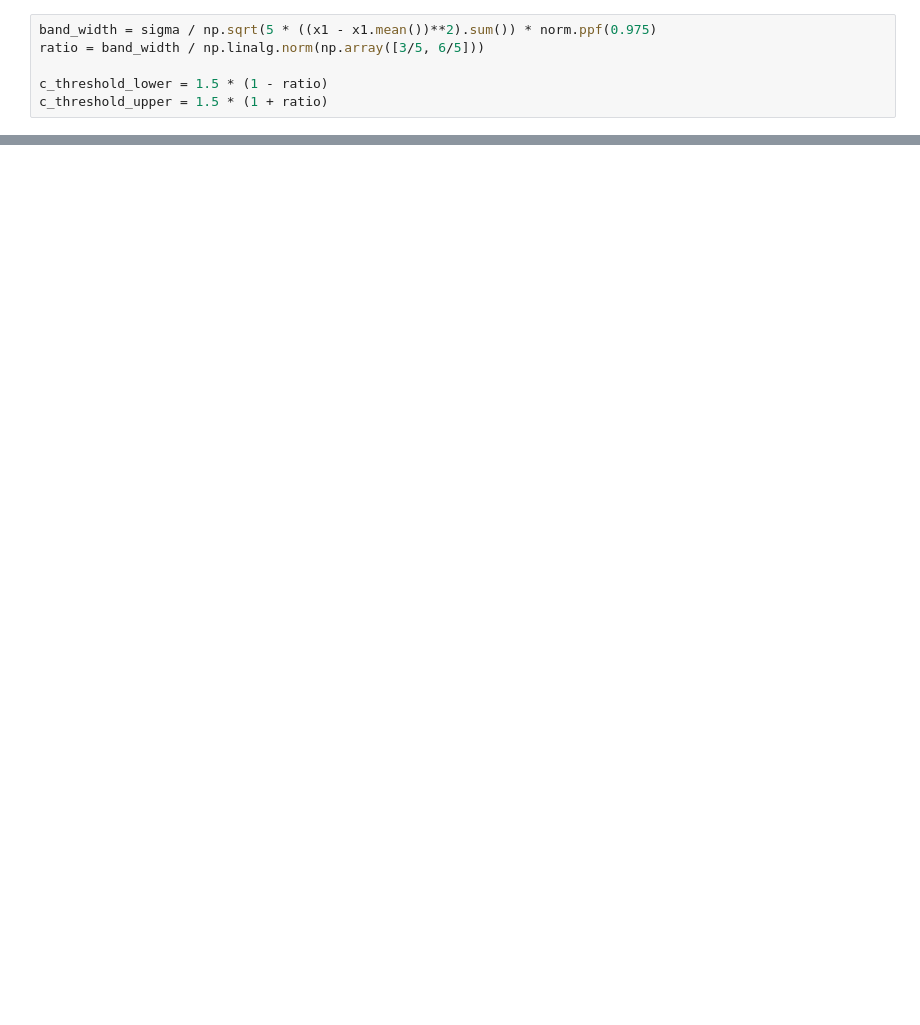
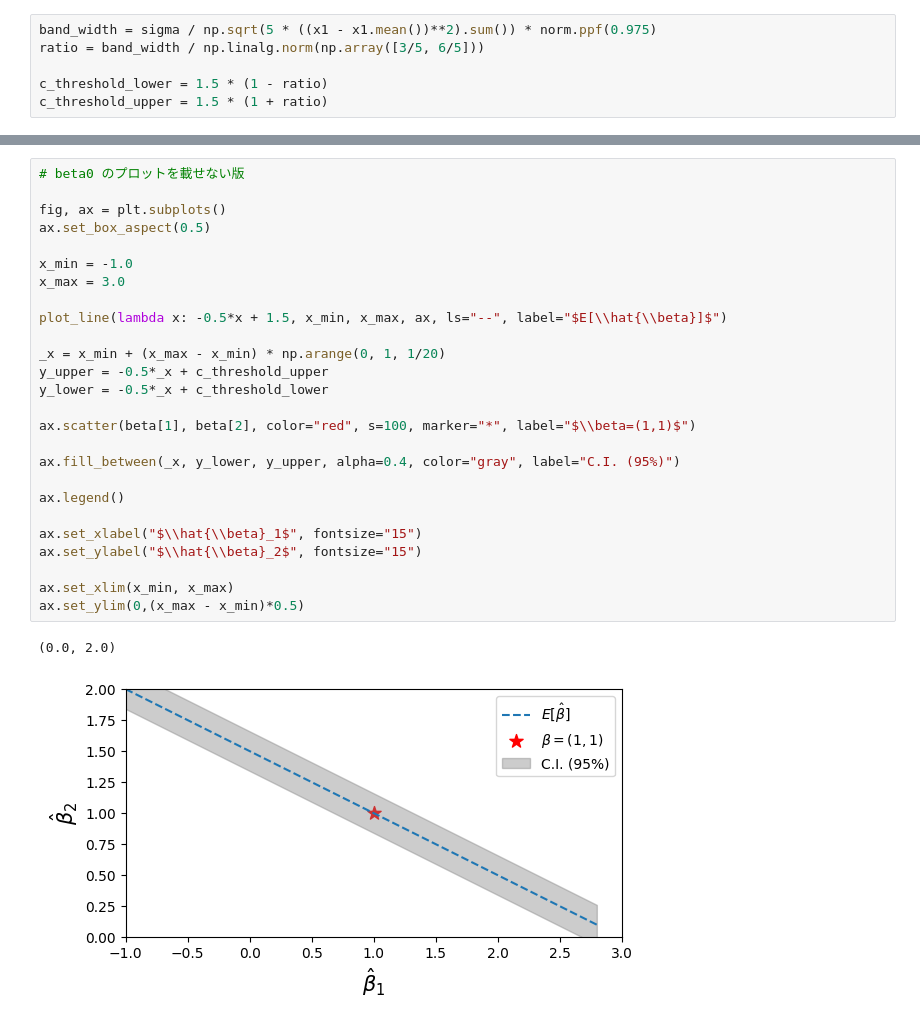
Before and after one commit to tatamiya/blog_artifacts, a Jupyter notebook: zenn/20230918_multicolinearity/完全な多重共線性があるときの線形回帰係数の分布.ipynb, the cells around one changed output, grey strips where cells are left out. Saved outputs shown, nothing was run; the diff lists cells and outputs as text; blank space fills up the shorter version.

```diff
--- a/zenn/20230918_multicolinearity/完全な多重共線性があるときの線形回帰係数の分布.ipynb
+++ b/zenn/20230918_multicolinearity/完全な多重共線性があるときの線形回帰係数の分布.ipynb
@@ -163,0 +166,29 @@ ax.set_ylim(0,(x_max - x_min)*0.5)
+# %%
+# beta0 のプロットを載せない版
+
+fig, ax = plt.subplots()
+ax.set_box_aspect(0.5)
+
+x_min = -1.0
+x_max = 3.0
+
+plot_line(lambda x: -0.5*x + 1.5, x_min, x_max, ax, ls="--", label="$E[\\hat{\\beta}]$")
+
+_x = x_min + (x_max - x_min) * np.arange(0, 1, 1/20)
+y_upper = -0.5*_x + c_threshold_upper
+y_lower = -0.5*_x + c_threshold_lower
+
+ax.scatter(beta[1], beta[2], color="red", s=100, marker="*", label="$\\beta=(1,1)$")
+
+ax.fill_between(_x, y_lower, y_upper, alpha=0.4, color="gray", label="C.I. (95%)")
+
+ax.legend()
+
+ax.set_xlabel("$\\hat{\\beta}_1$", fontsize="15")
+ax.set_ylabel("$\\hat{\\beta}_2$", fontsize="15")
+
+ax.set_xlim(x_min, x_max)
+ax.set_ylim(0,(x_max - x_min)*0.5)
+# %% [output]
+(0.0, 2.0)
+[figure, added]
```
Also changed, not shown: parts of 13 cells of this notebook.
